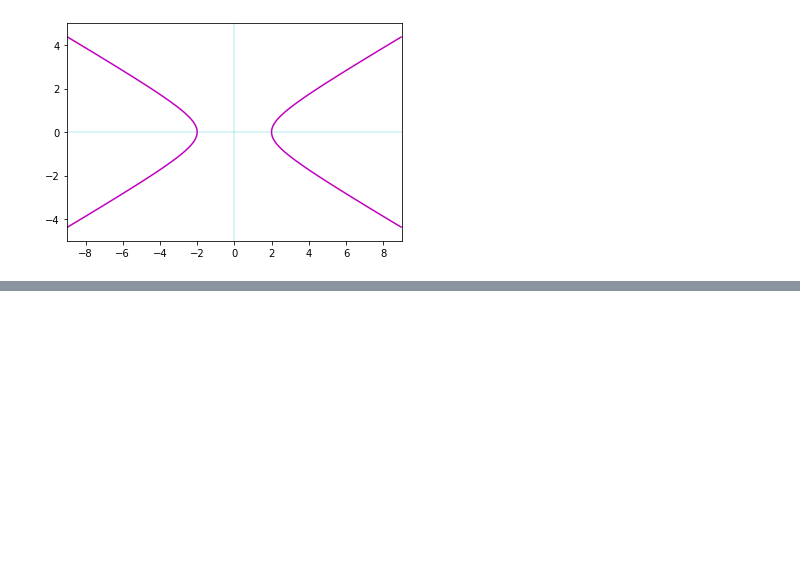
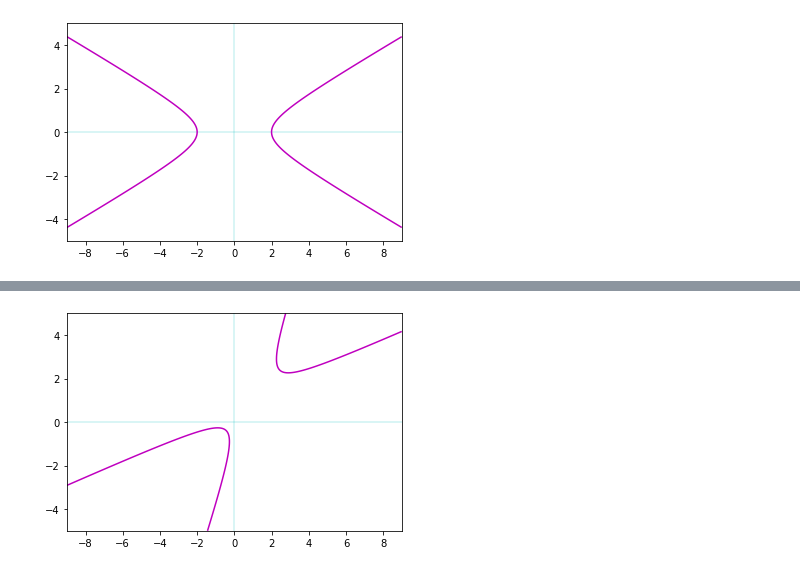
Before and after one commit to AppaBaba/CodeForMathimatics, a Jupyter notebook: Notebook/SimpleConixSections.ipynb, the cells around one changed output, grey strips where cells are left out. Cells and saved outputs as stored; diff of their text form; code cells hidden in the pictures; blank space fills up the shorter version.

```diff
--- a/Notebook/SimpleConixSections.ipynb
+++ b/Notebook/SimpleConixSections.ipynb
@@ -152,0 +159,14 @@ show()
+# %%
+a = 1
+b = -3
+c = 1
+d = 1
+e = 1
+f = 1
+assert b**2 - 4*a*c > 0
+axes()
+nshyperbola = a*x**2 + b*x*y + c*y**2 + d*x + e*y + f
+contour(x, y, nshyperbola, [0], colors='m')
+show()
+# %% [output]
+[figure, added]
```
Also changed, not shown: parts of 1 cell of this notebook.
